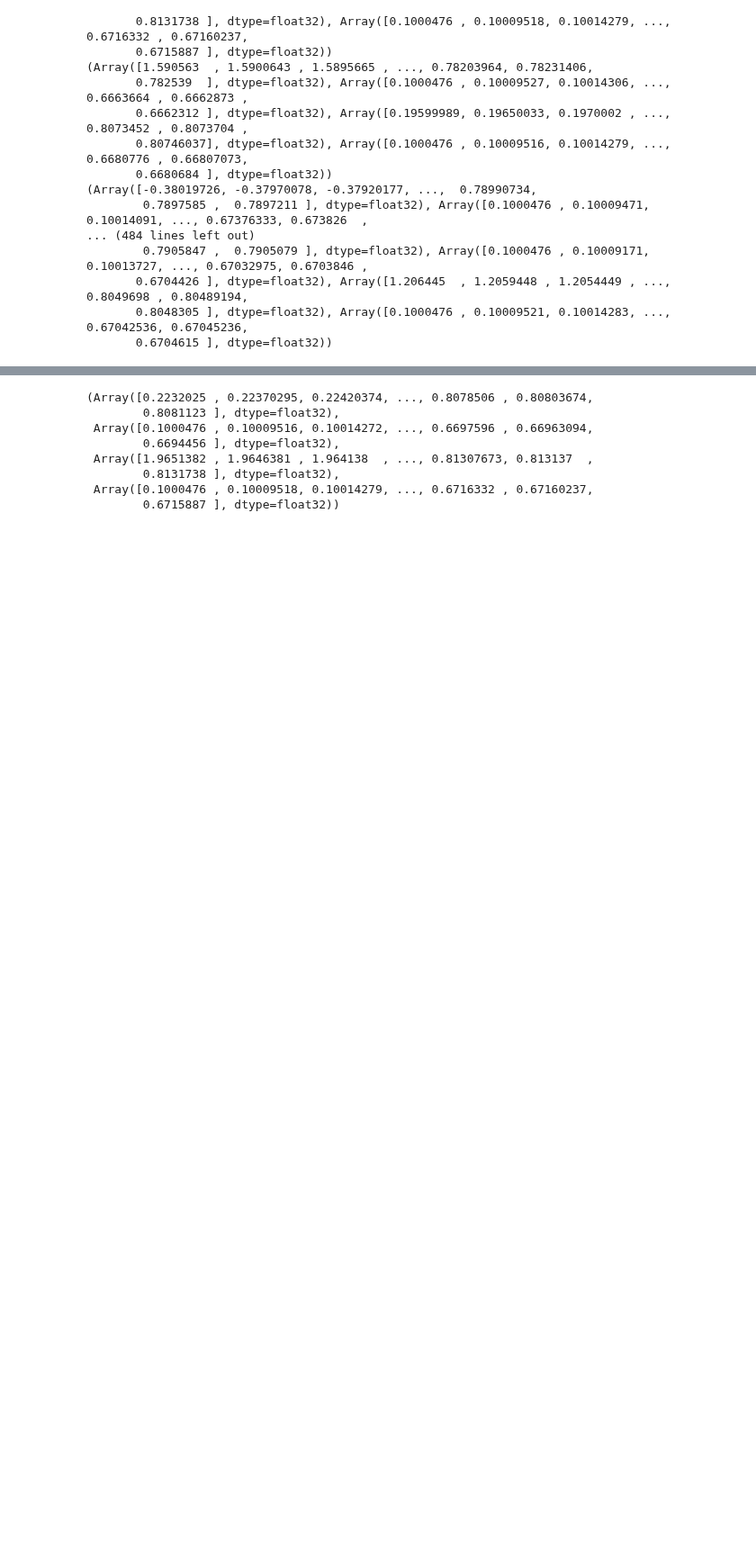
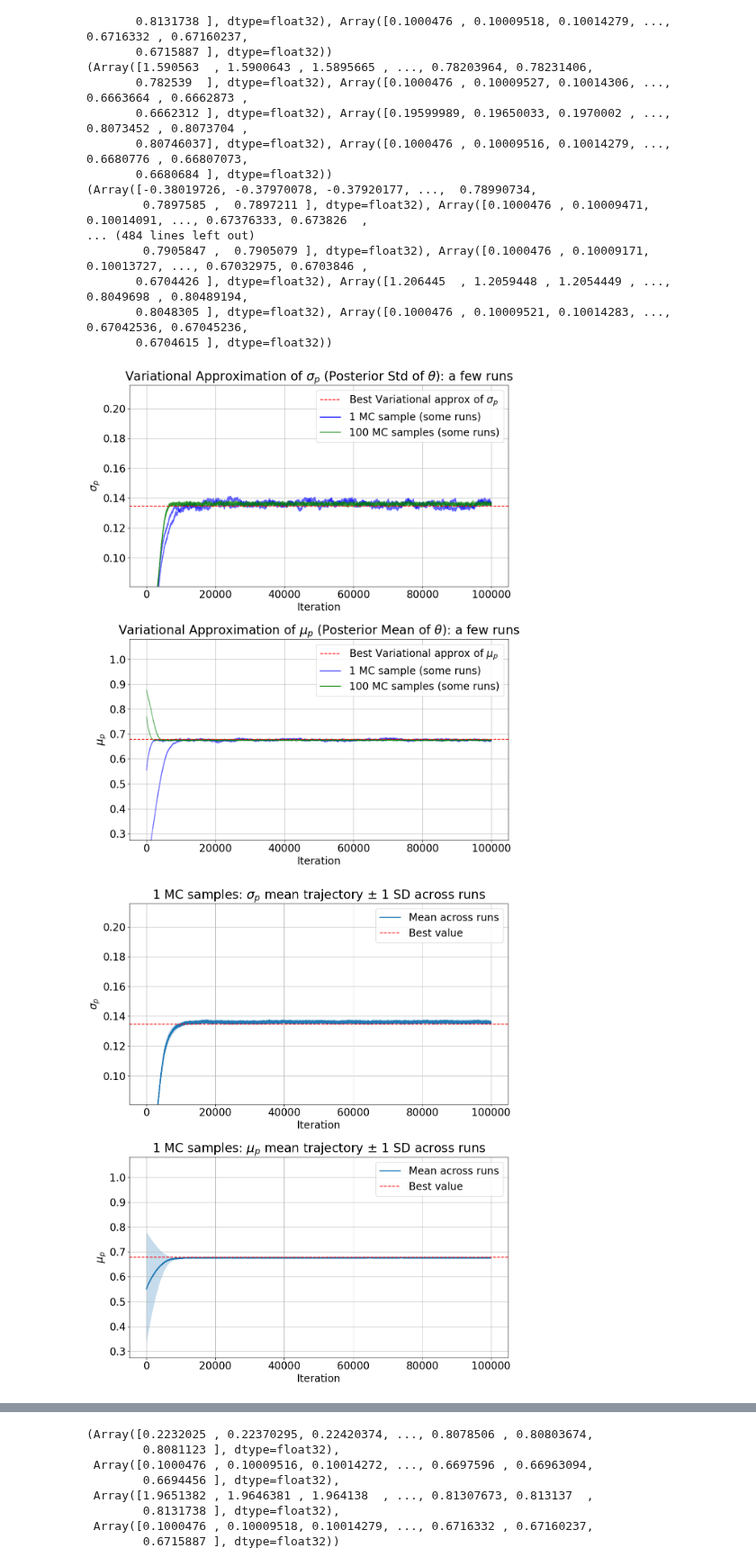
Before and after one commit to madelynandersen/simpleVI, a Jupyter notebook: single_MC/1dbeta_binomial/random_restarts/rr_numpyro_beta.ipynb, the cells around one changed output, grey strips where cells are left out. Shown at 90% size. Drawn from its saved outputs; the diff is of its cells as text; code cells hidden in the pictures; blank space fills up the shorter version.

```diff
--- a/single_MC/1dbeta_binomial/random_restarts/rr_numpyro_beta.ipynb
+++ b/single_MC/1dbeta_binomial/random_restarts/rr_numpyro_beta.ipynb
@@ -68,20 +68,23 @@ for seed in tqdm(range(100)):
 # %%
 from modulars import apply_traj_transform
 single_means, single_stds, multi_means, multi_stds = \
-apply_traj_transform(results, transform_fn, n_samples=10_000, seed=1, NOTEBOOK=True)
+apply_traj_transform(results, transform_fn, n_samples=100_000, seed=1, NOTEBOOK=True)
 N, T = single_means.shape
 x = np.arange(T)
 # If we have "best" from config, these should be on theta-scale (0,1)
 best_mu, best_std = load_best_values(
     config=config, transform=trace_fn,
     n_samples=50_000, seed=1)
 
 plot_a_few_trajectories_1d(
     [single_means, single_stds], [multi_means, multi_stds],
     best_mu, best_std, r'$\theta$')
 plot_mean_band_rrs_1d(
     single_means, single_stds, best_mu, best_std,
     x, r'$\theta$', 1)
 plot_mean_band_rrs_1d(
     multi_means, multi_stds, best_mu, best_std,
     x, r'$\theta$', 100)
+# %% [output]
+[figure, added]
+[figure, added]
```
Also changed, not shown: parts of 1 cell of this notebook, 12 other files.
